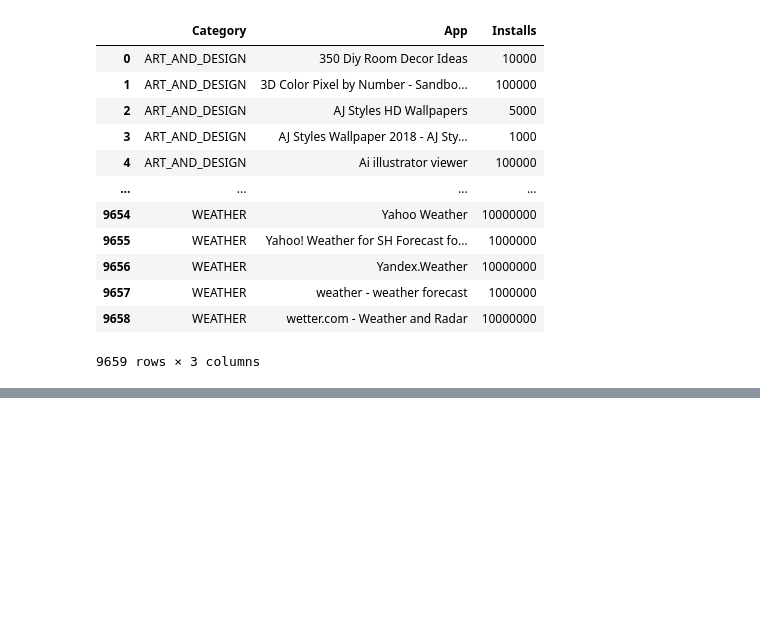
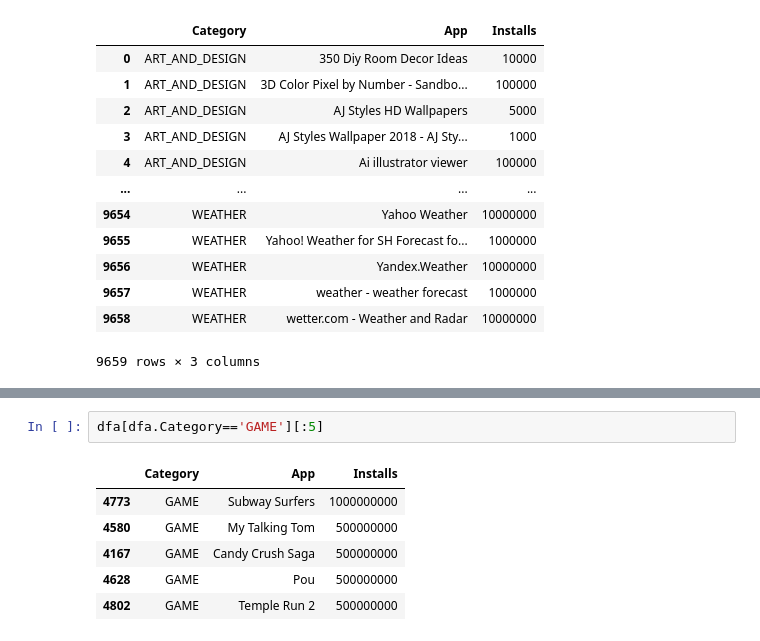
Before and after one commit to demohari/eda, a Jupyter notebook: EDA.ipynb, the cells around one changed output, grey strips where cells are left out. Drawn from its saved outputs; the diff is of its cells as text; blank space fills up the shorter version.

```diff
--- a/EDA.ipynb
+++ b/EDA.ipynb
@@ -780,0 +818,9 @@ dfa
+# %%
+dfa[dfa.Category=='GAME'][:5]
+# %% [output]
+|  | Category | App | Installs |
+| 4773 | GAME | Subway Surfers | 1000000000 |
+| 4580 | GAME | My Talking Tom | 500000000 |
+| 4167 | GAME | Candy Crush Saga | 500000000 |
+| 4628 | GAME | Pou | 500000000 |
+| 4802 | GAME | Temple Run 2 | 500000000 |
```
Also changed, not shown: parts of 7 cells of this notebook.
